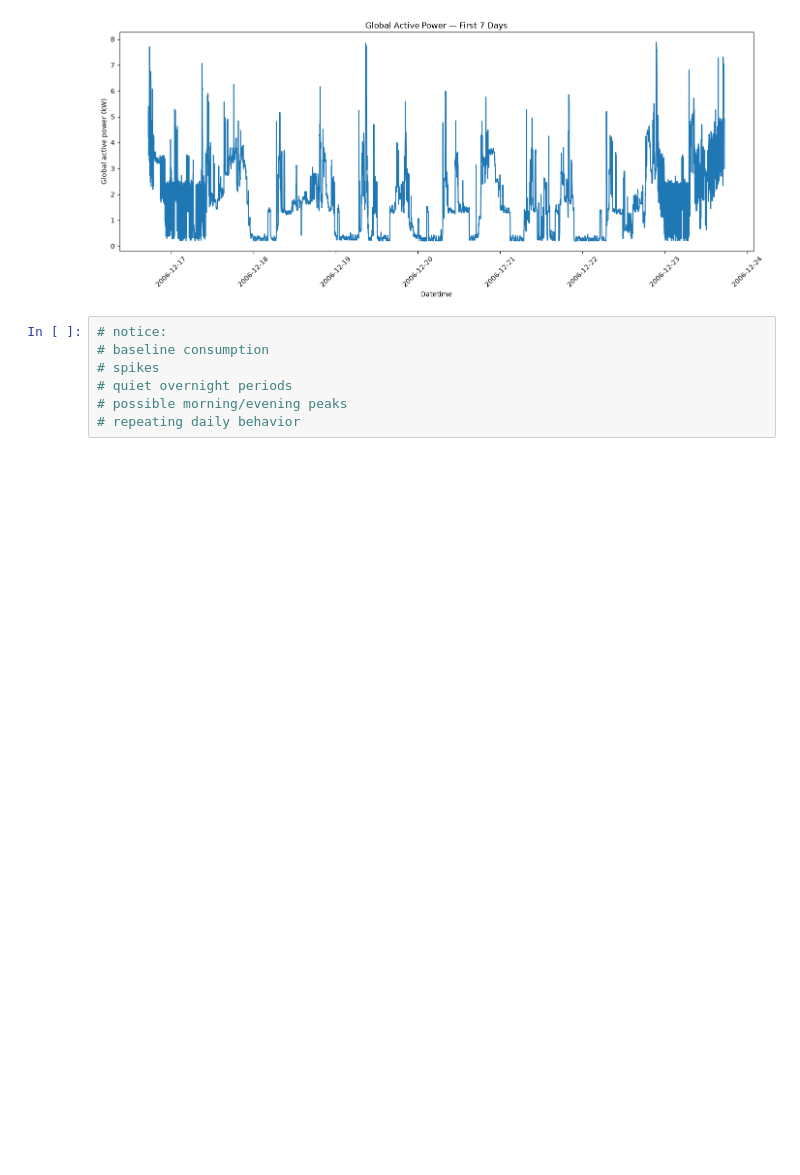
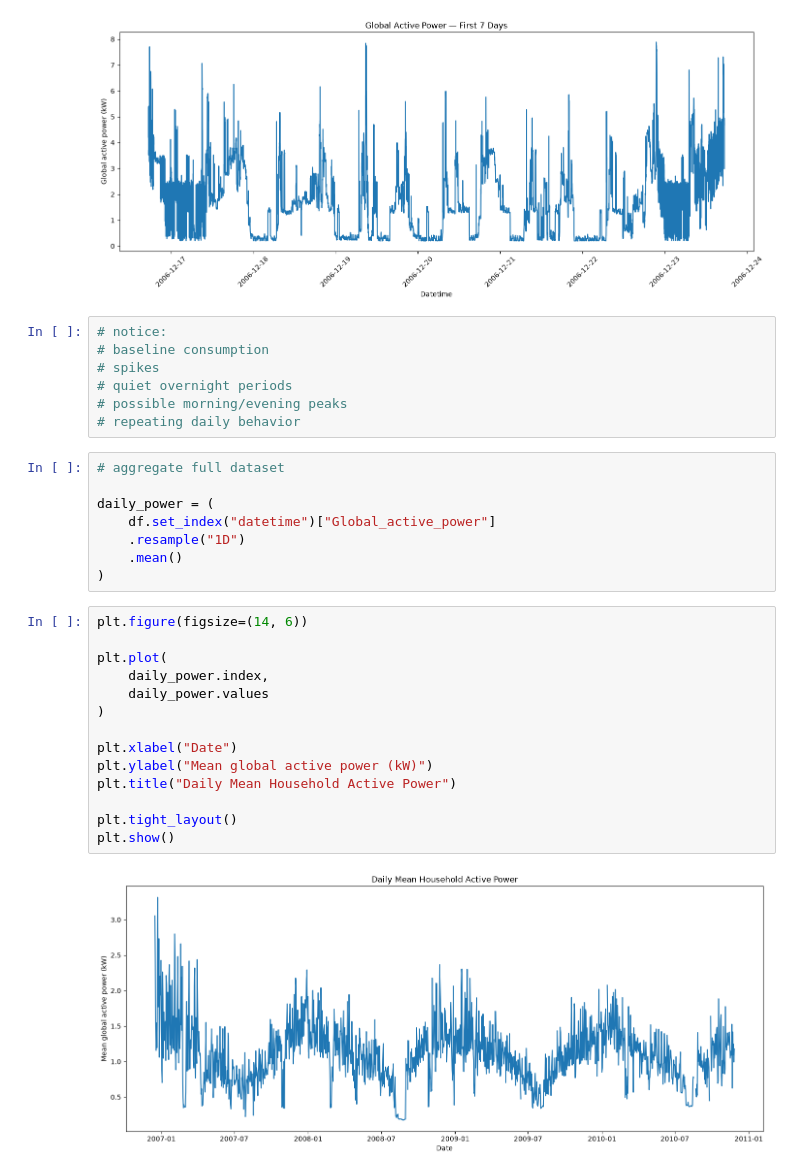
Before and after one commit to dmurray-data/deep-learning-tabular, a Jupyter notebook: notebooks/02_eda.ipynb, the cells around one changed output. Drawn from its saved outputs; the diff is of its cells as text; blank space fills up the shorter version.

```diff
--- a/notebooks/02_eda.ipynb
+++ b/notebooks/02_eda.ipynb
@@ -140,3 +140,27 @@ plt.show()
 # quiet overnight periods
 # possible morning/evening peaks
 # repeating daily behavior
+# %%
+# aggregate full dataset
+
+daily_power = (
+    df.set_index("datetime")["Global_active_power"]
+    .resample("1D")
+    .mean()
+)
+# %%
+plt.figure(figsize=(14, 6))
+
+plt.plot(
+    daily_power.index,
+    daily_power.values
+)
+
+plt.xlabel("Date")
+plt.ylabel("Mean global active power (kW)")
+plt.title("Daily Mean Household Active Power")
+
+plt.tight_layout()
+plt.show()
+# %% [output]
+[figure, added]
```
Also changed, not shown: parts of 11 cells of this notebook.
